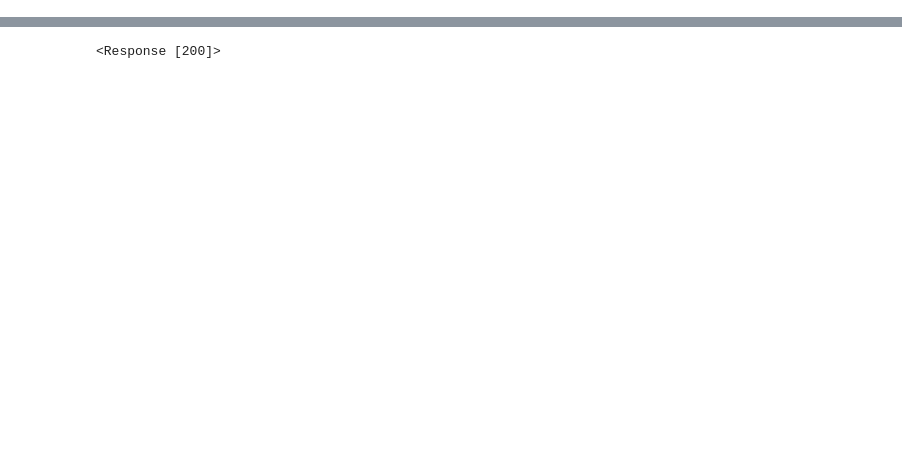
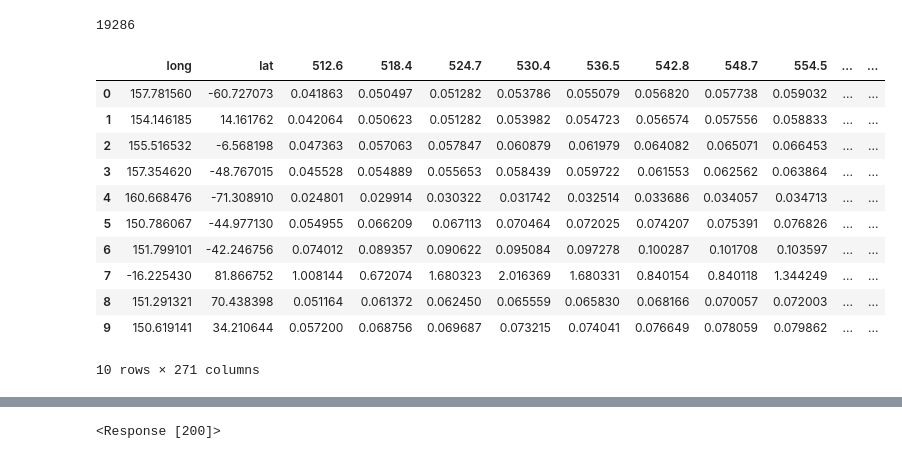
Before and after one commit to TeamSelene/BigDataVisualization, a Jupyter notebook: notebooks/Querying+The+Database.ipynb, the cells around one changed output, grey strips where cells are left out. Drawn from its saved outputs; the diff is of its cells as text; code cells hidden in the pictures; blank space fills up the shorter version.

```diff
--- a/notebooks/Querying+The+Database.ipynb
+++ b/notebooks/Querying+The+Database.ipynb
@@ -189,0 +26,25 @@ def array_to_raster(array):
+# %%
+from pygs.database import SpectralProfiler
+conn = SpectralProfiler("localhost", 27017)
+
+# query, projection = { "loc": { "$geoWithin": { "$center": [[160, -73], 50] }    } }, {"loc" : True, "ref2": True}
+query, projection = {}, {"loc" : True, "ref2": True}
+data = conn.compute_dataframe(query, projection, field = "ref2")
+print(len(data))
+# %% [output]
+19286
+# %%
+data[:10]
+# %% [output]
+|  | long | lat | 512.6 | 518.4 | 524.7 | 530.4 | 536.5 | 542.8 | 548.7 | 554.5 | ... | ... |
+| 0 | 157.781560 | -60.727073 | 0.041863 | 0.050497 | 0.051282 | 0.053786 | 0.055079 | 0.056820 | 0.057738 | 0.059032 | ... | ... |
+| 1 | 154.146185 | 14.161762 | 0.042064 | 0.050623 | 0.051282 | 0.053982 | 0.054723 | 0.056574 | 0.057556 | 0.058833 | ... | ... |
+| 2 | 155.516532 | -6.568198 | 0.047363 | 0.057063 | 0.057847 | 0.060879 | 0.061979 | 0.064082 | 0.065071 | 0.066453 | ... | ... |
+| 3 | 157.354620 | -48.767015 | 0.045528 | 0.054889 | 0.055653 | 0.058439 | 0.059722 | 0.061553 | 0.062562 | 0.063864 | ... | ... |
+| 4 | 160.668476 | -71.308910 | 0.024801 | 0.029914 | 0.030322 | 0.031742 | 0.032514 | 0.033686 | 0.034057 | 0.034713 | ... | ... |
+| 5 | 150.786067 | -44.977130 | 0.054955 | 0.066209 | 0.067113 | 0.070464 | 0.072025 | 0.074207 | 0.075391 | 0.076826 | ... | ... |
+| 6 | 151.799101 | -42.246756 | 0.074012 | 0.089357 | 0.090622 | 0.095084 | 0.097278 | 0.100287 | 0.101708 | 0.103597 | ... | ... |
+| 7 | -16.225430 | 81.866752 | 1.008144 | 0.672074 | 1.680323 | 2.016369 | 1.680331 | 0.840154 | 0.840118 | 1.344249 | ... | ... |
+| 8 | 151.291321 | 70.438398 | 0.051164 | 0.061372 | 0.062450 | 0.065559 | 0.065830 | 0.068166 | 0.070057 | 0.072003 | ... | ... |
+| 9 | 150.619141 | 34.210644 | 0.057200 | 0.068756 | 0.069687 | 0.073215 | 0.074041 | 0.076649 | 0.078059 | 0.079862 | ... | ... |
+10 rows × 271 columns
```
Also changed, not shown: parts of 26 cells of this notebook, 5 other files.
